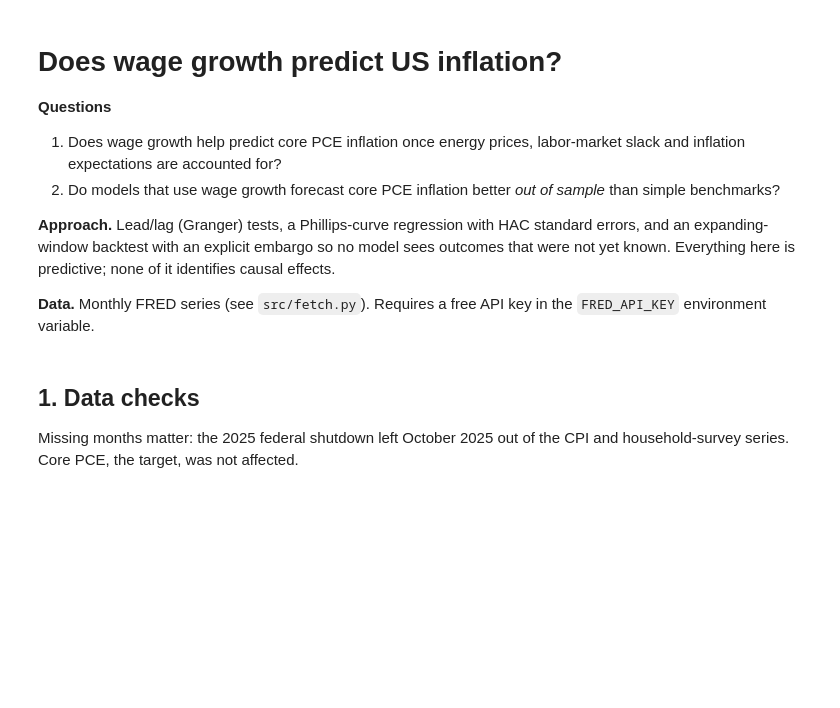
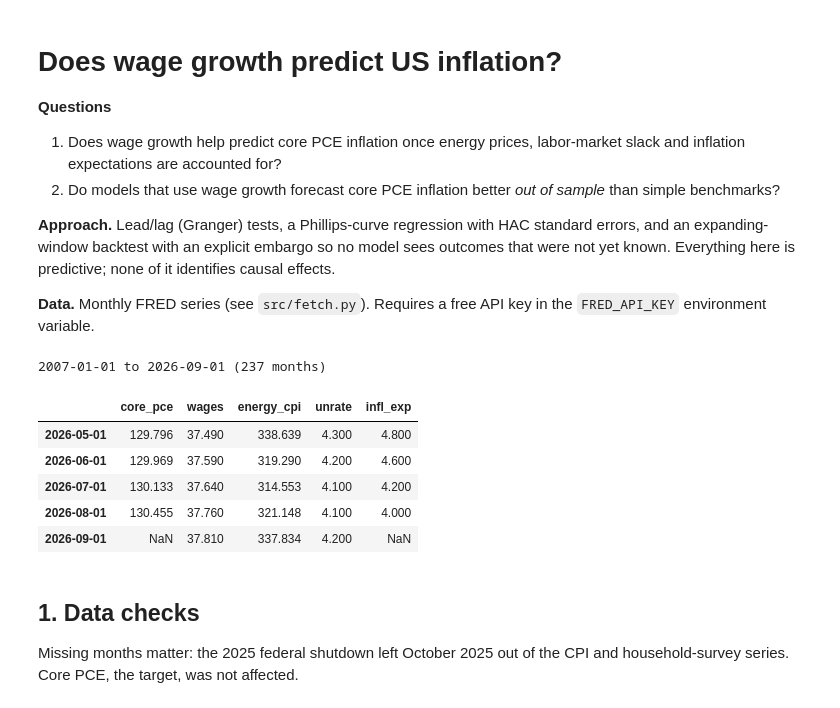
Before and after one commit to Clairechen163/labor-inflation-ai, a Jupyter notebook: notebooks/analysis.ipynb, the cells around one changed output. Cells and saved outputs as stored; diff of their text form; code cells hidden in the pictures; blank space fills up the shorter version.

Commit message:
Run notebook with outputs

```diff
--- a/notebooks/analysis.ipynb
+++ b/notebooks/analysis.ipynb
@@ -9,22 +9,36 @@
 
 **Data.** Monthly FRED series (see `src/fetch.py`). Requires a free API key in the `FRED_API_KEY` environment variable.
 # %%
+import os, sys
+# make `src` importable whether the notebook is run from the repo root or from notebooks/
+ROOT = os.path.abspath("..") if os.path.basename(os.getcwd()) == "notebooks" else os.getcwd()
+if ROOT not in sys.path:
+    sys.path.insert(0, ROOT)
+
 import warnings
 import matplotlib.pyplot as plt
 import pandas as pd
 
 from src import models
 from src.analysis import derive
 from src.fetch import build_dataset
 
 warnings.filterwarnings("ignore", category=UserWarning)
 pd.options.display.float_format = "{:.3f}".format
 
 HORIZON = 6   # forecast core PCE inflation over the next 6 months
 raw = build_dataset()
 df = derive(raw)
 print(df.index.min().date(), "to", df.index.max().date(), f"({len(df)} months)")
 df[["core_pce", "wages", "energy_cpi", "unrate", "infl_exp"]].tail()
+# %% [output]
+2007-01-01 to 2026-09-01 (237 months)
+|  | core_pce | wages | energy_cpi | unrate | infl_exp |
+| 2026-05-01 | 129.796 | 37.490 | 338.639 | 4.300 | 4.800 |
+| 2026-06-01 | 129.969 | 37.590 | 319.290 | 4.200 | 4.600 |
+| 2026-07-01 | 130.133 | 37.640 | 314.553 | 4.100 | 4.200 |
+| 2026-08-01 | 130.455 | 37.760 | 321.148 | 4.100 | 4.000 |
+| 2026-09-01 | NaN | 37.810 | 337.834 | 4.200 | NaN |
 # %% [markdown]
 ## 1. Data checks
 
```
Also changed, not shown: parts of 6 cells of this notebook.
